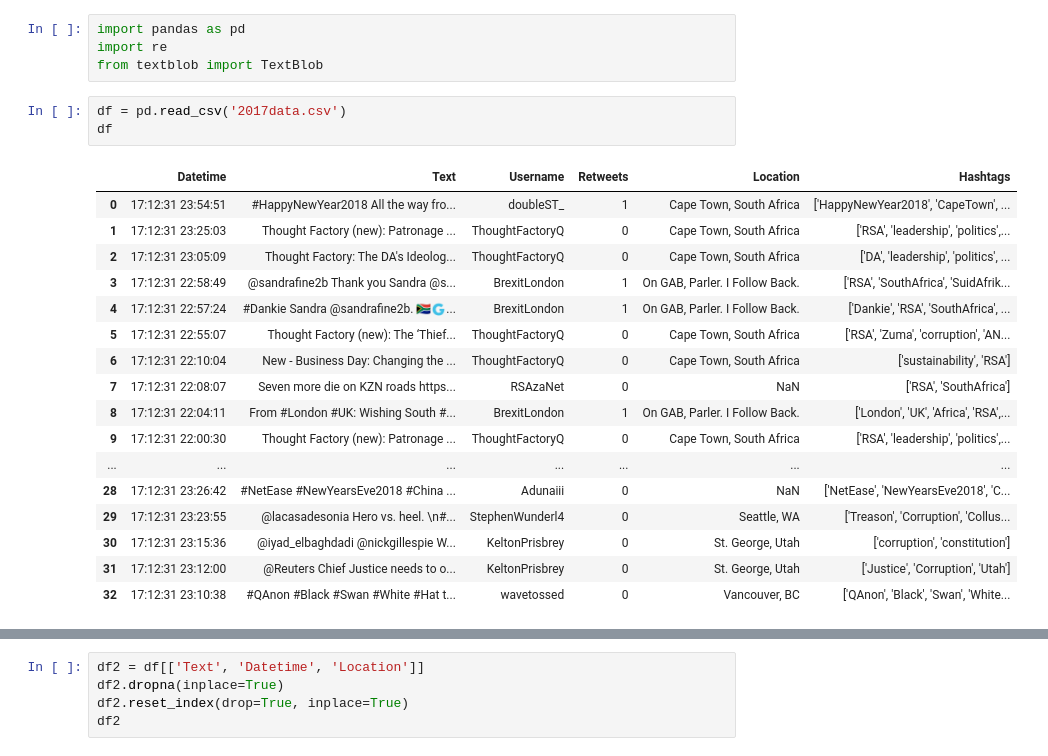
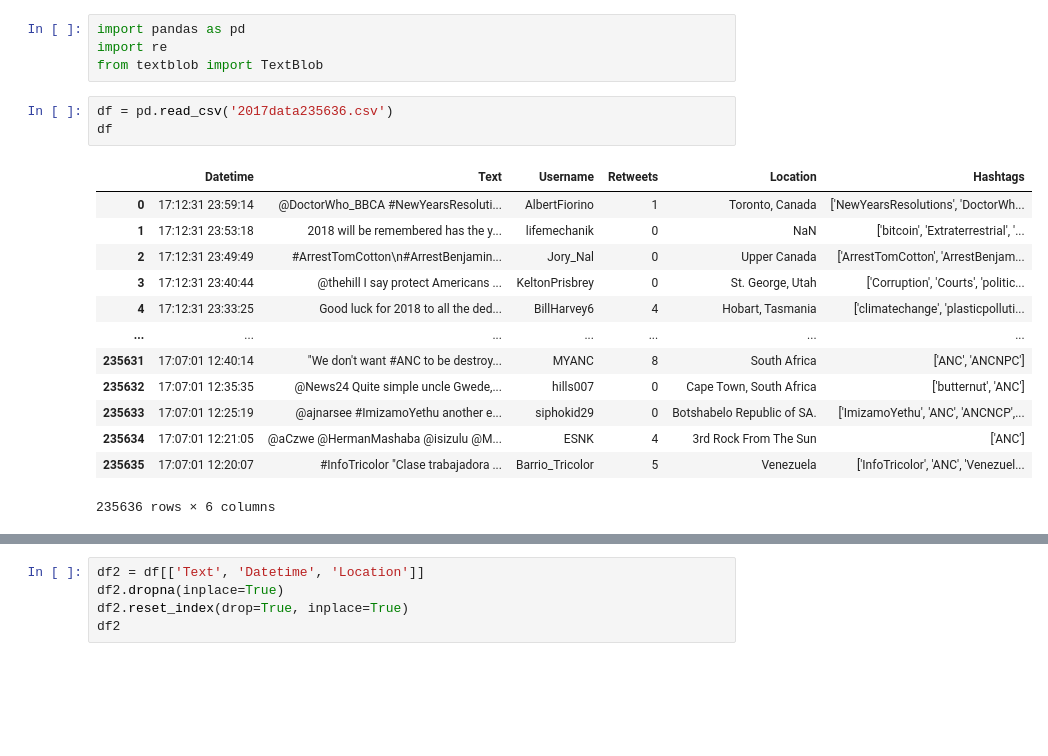
Before and after one commit to njabulodark/datathon, a Jupyter notebook: clean_text.ipynb, the cells around one changed output, grey strips where cells are left out. Cells and saved outputs as stored; diff of their text form; blank space fills up the shorter version.

```diff
--- a/clean_text.ipynb
+++ b/clean_text.ipynb
@@ -3,25 +3,21 @@ import pandas as pd
 import re
 from textblob import TextBlob
 # %%
-df = pd.read_csv('2017data.csv')
+df = pd.read_csv('2017data235636.csv')
 df
 # %% [output]
 |  | Datetime | Text | Username | Retweets | Location | Hashtags |
-| 0 | 17:12:31 23:54:51 | #HappyNewYear2018 All the way fro... | doubleST_ | 1 | Cape Town, South Africa | ['HappyNewYear2018', 'CapeTown', ... |
-| 1 | 17:12:31 23:25:03 | Thought Factory (new): Patronage ... | ThoughtFactoryQ | 0 | Cape Town, South Africa | ['RSA', 'leadership', 'politics',... |
-| 2 | 17:12:31 23:05:09 | Thought Factory: The DA's Ideolog... | ThoughtFactoryQ | 0 | Cape Town, South Africa | ['DA', 'leadership', 'politics', ... |
-| 3 | 17:12:31 22:58:49 | @sandrafine2b Thank you Sandra @s... | BrexitLondon | 1 | On GAB, Parler. I Follow Back. | ['RSA', 'SouthAfrica', 'SuidAfrik... |
-| 4 | 17:12:31 22:57:24 | #Dankie Sandra @sandrafine2b. 🇿🇦🇬... | BrexitLondon | 1 | On GAB, Parler. I Follow Back. | ['Dankie', 'RSA', 'SouthAfrica', ... |
-| 5 | 17:12:31 22:55:07 | Thought Factory (new): The ‘Thief... | ThoughtFactoryQ | 0 | Cape Town, South Africa | ['RSA', 'Zuma', 'corruption', 'AN... |
-| 6 | 17:12:31 22:10:04 | New - Business Day: Changing the ... | ThoughtFactoryQ | 0 | Cape Town, South Africa | ['sustainability', 'RSA'] |
-| 7 | 17:12:31 22:08:07 | Seven more die on KZN roads https... | RSAzaNet | 0 | NaN | ['RSA', 'SouthAfrica'] |
-| 8 | 17:12:31 22:04:11 | From #London #UK: Wishing South #... | BrexitLondon | 1 | On GAB, Parler. I Follow Back. | ['London', 'UK', 'Africa', 'RSA',... |
-| 9 | 17:12:31 22:00:30 | Thought Factory (new): Patronage ... | ThoughtFactoryQ | 0 | Cape Town, South Africa | ['RSA', 'leadership', 'politics',... |
+| 0 | 17:12:31 23:59:14 | @DoctorWho_BBCA #NewYearsResoluti... | AlbertFiorino | 1 | Toronto, Canada | ['NewYearsResolutions', 'DoctorWh... |
+| 1 | 17:12:31 23:53:18 | 2018 will be remembered has the y... | lifemechanik | 0 | NaN | ['bitcoin', 'Extraterrestrial', '... |
+| 2 | 17:12:31 23:49:49 | #ArrestTomCotton\n#ArrestBenjamin... | Jory_Nal | 0 | Upper Canada | ['ArrestTomCotton', 'ArrestBenjam... |
+| 3 | 17:12:31 23:40:44 | @thehill I say protect Americans ... | KeltonPrisbrey | 0 | St. George, Utah | ['Corruption', 'Courts', 'politic... |
+| 4 | 17:12:31 23:33:25 | Good luck for 2018 to all the ded... | BillHarvey6 | 4 | Hobart, Tasmania | ['climatechange', 'plasticpolluti... |
 | ... | ... | ... | ... | ... | ... | ... |
-| 28 | 17:12:31 23:26:42 | #NetEase #NewYearsEve2018 #China ... | Adunaiii | 0 | NaN | ['NetEase', 'NewYearsEve2018', 'C... |
-| 29 | 17:12:31 23:23:55 | @lacasadesonia Hero vs. heel. \n#... | StephenWunderl4 | 0 | Seattle, WA | ['Treason', 'Corruption', 'Collus... |
-| 30 | 17:12:31 23:15:36 | @iyad_elbaghdadi @nickgillespie W... | KeltonPrisbrey | 0 | St. George, Utah | ['corruption', 'constitution'] |
-| 31 | 17:12:31 23:12:00 | @Reuters Chief Justice needs to o... | KeltonPrisbrey | 0 | St. George, Utah | ['Justice', 'Corruption', 'Utah'] |
-| 32 | 17:12:31 23:10:38 | #QAnon #Black #Swan #White #Hat t... | wavetossed | 0 | Vancouver, BC | ['QAnon', 'Black', 'Swan', 'White... |
+| 235631 | 17:07:01 12:40:14 | "We don't want #ANC to be destroy... | MYANC | 8 | South Africa | ['ANC', 'ANCNPC'] |
+| 235632 | 17:07:01 12:35:35 | @News24 Quite simple uncle Gwede,... | hills007 | 0 | Cape Town, South Africa | ['butternut', 'ANC'] |
+| 235633 | 17:07:01 12:25:19 | @ajnarsee #ImizamoYethu another e... | siphokid29 | 0 | Botshabelo Republic of SA. | ['ImizamoYethu', 'ANC', 'ANCNCP',... |
+| 235634 | 17:07:01 12:21:05 | @aCzwe @HermanMashaba @isizulu @M... | ESNK | 4 | 3rd Rock From The Sun | ['ANC'] |
+| 235635 | 17:07:01 12:20:07 | #InfoTricolor "Clase trabajadora ... | Barrio_Tricolor | 5 | Venezuela | ['InfoTricolor', 'ANC', 'Venezuel... |
+235636 rows × 6 columns
 # %%
 def clean_tweet(tweet):
```
Also changed, not shown: parts of 3 cells of this notebook, 4 other files.
